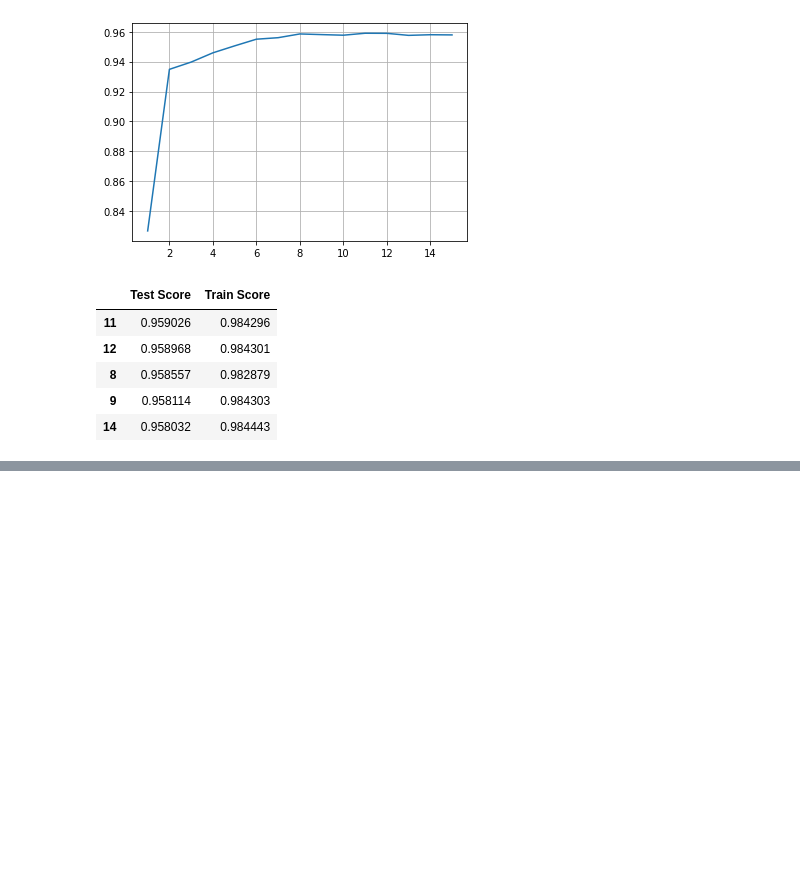
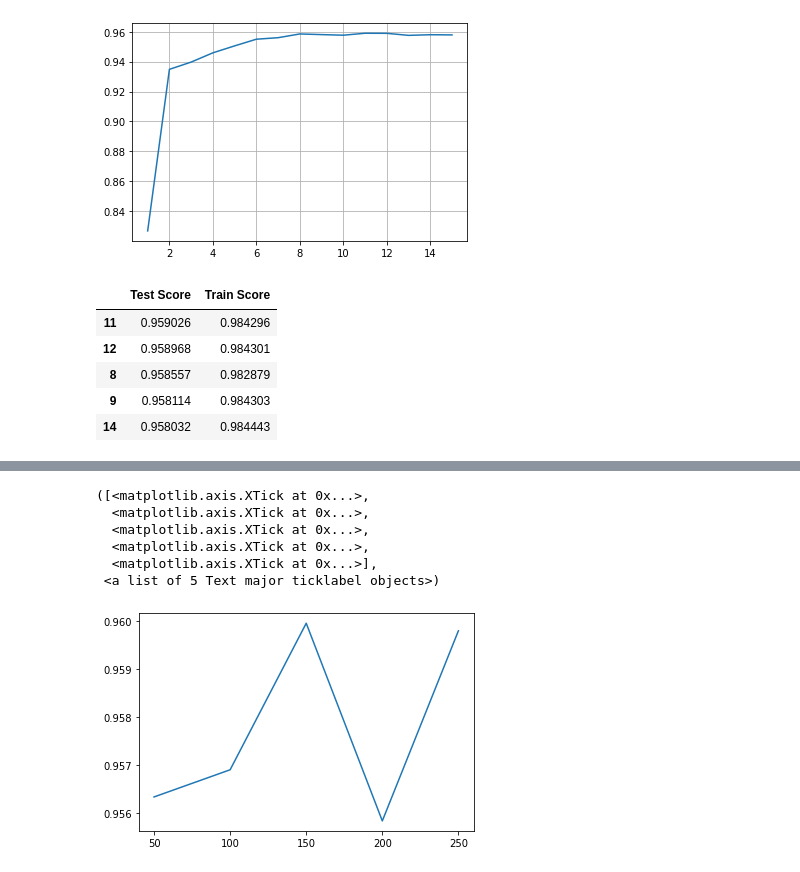
Before and after one commit to nathandhawale/Car-Price-Prediction, a Jupyter notebook: carprice.ipynb, the cells around one changed output, grey strips where cells are left out. Drawn from its saved outputs; the diff is of its cells as text; code cells hidden in the pictures; blank space fills up the shorter version.

Commit message:
Updated Train and Test Score

```diff
--- a/carprice.ipynb
+++ b/carprice.ipynb
@@ -222,6 +222,7 @@ from sklearn.ensemble import RandomForestRegressor, GradientBoostingRegressor, A
 from sklearn.ensemble import BaggingRegressor
 from sklearn.metrics import mean_squared_error,r2_score
 # %%
+dec_tree = DecisionTreeRegressor(random_state=42)
 dec_tree.get_params()
 # %% [output]
 {'ccp_alpha': 0.0,
@@ -235,3 +236,5 @@ dec_tree.get_params()
  'min_weight_fraction_leaf': 0.0,
  'random_state': 42,
  'splitter': 'best'}
+# %%
+dec_tree.fit(X_train_processed, y_train)
@@ -350,7 +355,11 @@ sorted_scores.head()
 | 9 | 0.958114 | 0.984303 |
 | 14 | 0.958032 | 0.984443 |
 # %%
-n_ests = [11, 12, 8, 9, 14]
-scores2 = pd.DataFrame(index = n_ests, columns = ['Test Score', 'Train Score'])
+n_ests = [50, 100, 150, 200, 250]
+scores2 = pd.DataFrame(index=n_ests, columns=['Test Score', 'Train Score'])
 for n in n_ests:
-    model
+   model = RandomForestRegressor(max_depth=11, n_estimators=n)
+   model.fit(X_train_processed, y_train)
+   scores2.loc[n, 'Train Score'] = model.score(X_train_processed, y_train)
+   scores2.loc[n, 'Test Score'] = model.score(X_test_processed, y_test)
+scores2.head()
@@ -356,0 +373,11 @@ for n in n_ests:
+# %%
+plt.plot(scores2['Test Score'])
+plt.xticks(n_ests)
+# %% [output]
+([<matplotlib.axis.XTick at 0x...>,
+  <matplotlib.axis.XTick at 0x...>,
+  <matplotlib.axis.XTick at 0x...>,
+  <matplotlib.axis.XTick at 0x...>,
+  <matplotlib.axis.XTick at 0x...>],
+ <a list of 5 Text major ticklabel objects>)
+[figure, added]
```
Also changed, not shown: parts of 5 cells of this notebook.
